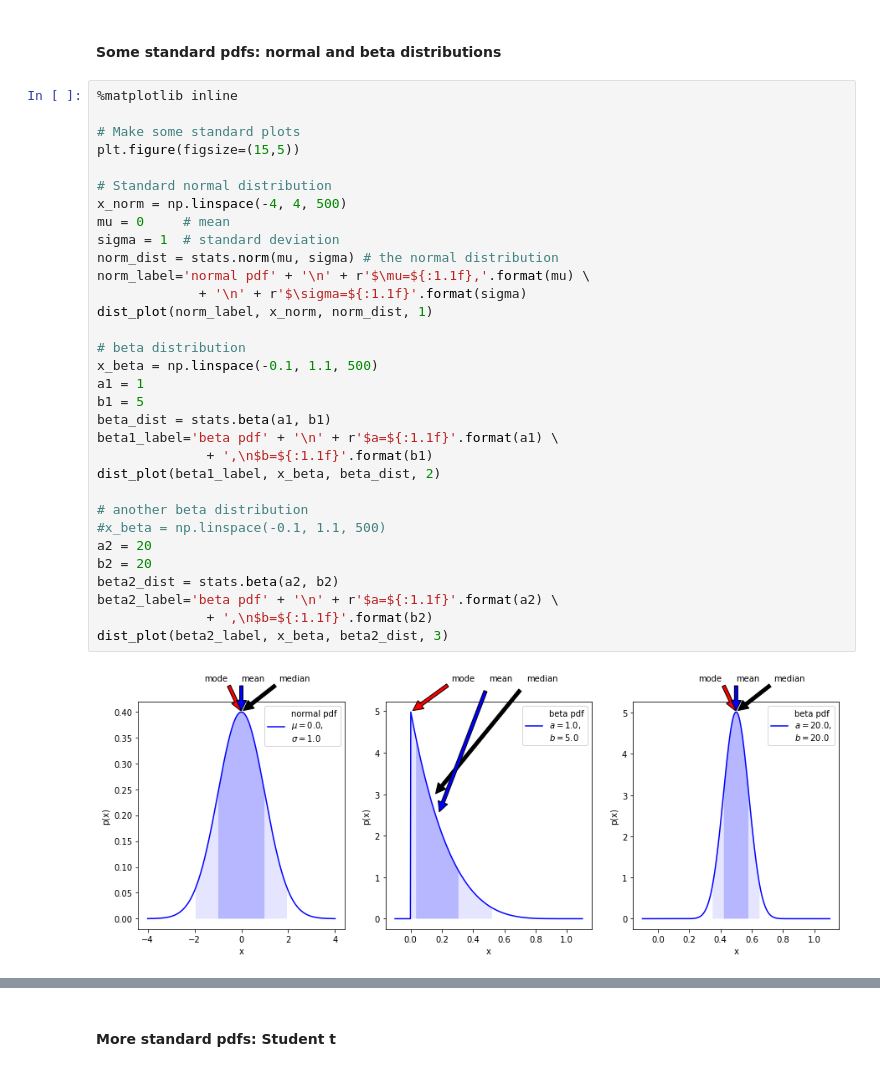
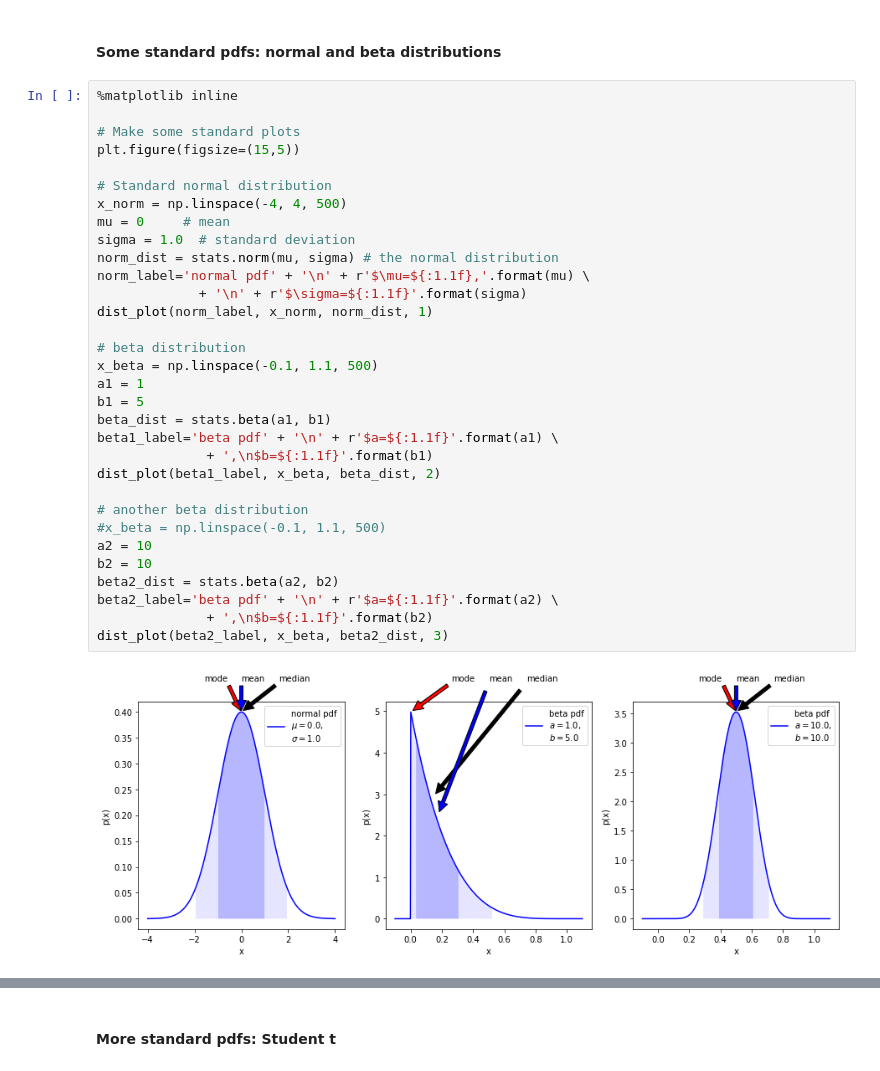
Before and after one commit to furnstahl/Bayes_for_physicists, a Jupyter notebook: Bayesian_Statistics_for_Physicists/Bayesian_statistics_for_physicists_v3.ipynb, the cells around one changed output, grey strips where cells are left out. Drawn from its saved outputs; the diff is of its cells as text.

```diff
--- a/Bayesian_Statistics_for_Physicists/Bayesian_statistics_for_physicists_v3.ipynb
+++ b/Bayesian_Statistics_for_Physicists/Bayesian_statistics_for_physicists_v3.ipynb
@@ -193,37 +193,37 @@ def dist_plot(dist_label, x_dist, dist, plot_num):
 # %%
 %matplotlib inline
 
 # Make some standard plots
 plt.figure(figsize=(15,5))
 
 # Standard normal distribution
 x_norm = np.linspace(-4, 4, 500)
 mu = 0     # mean
-sigma = 1  # standard deviation
+sigma = 1.0  # standard deviation
 norm_dist = stats.norm(mu, sigma) # the normal distribution
 norm_label='normal pdf' + '\n' + r'$\mu=${:1.1f},'.format(mu) \
              + '\n' + r'$\sigma=${:1.1f}'.format(sigma)
 dist_plot(norm_label, x_norm, norm_dist, 1)
 
 # beta distribution
 x_beta = np.linspace(-0.1, 1.1, 500)
 a1 = 1
 b1 = 5
 beta_dist = stats.beta(a1, b1)
 beta1_label='beta pdf' + '\n' + r'$a=${:1.1f}'.format(a1) \
               + ',\n$b=${:1.1f}'.format(b1)
 dist_plot(beta1_label, x_beta, beta_dist, 2)
 
 # another beta distribution
 #x_beta = np.linspace(-0.1, 1.1, 500)
-a2 = 20
-b2 = 20
+a2 = 10
+b2 = 10
 beta2_dist = stats.beta(a2, b2)
 beta2_label='beta pdf' + '\n' + r'$a=${:1.1f}'.format(a2) \
               + ',\n$b=${:1.1f}'.format(b2)
 dist_plot(beta2_label, x_beta, beta2_dist, 3)
 # %% [output]
-[figure, old version]
+[figure, new version]
 # %% [markdown]
 <!--
 <div style="float:left">
```
Also changed, not shown: parts of 1 cell of this notebook, 1 other file.
